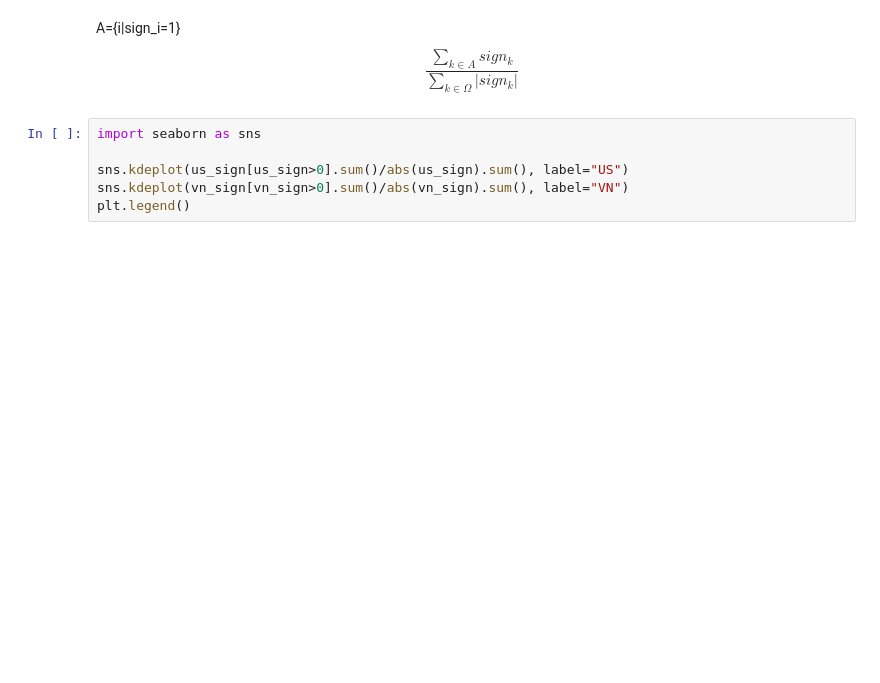
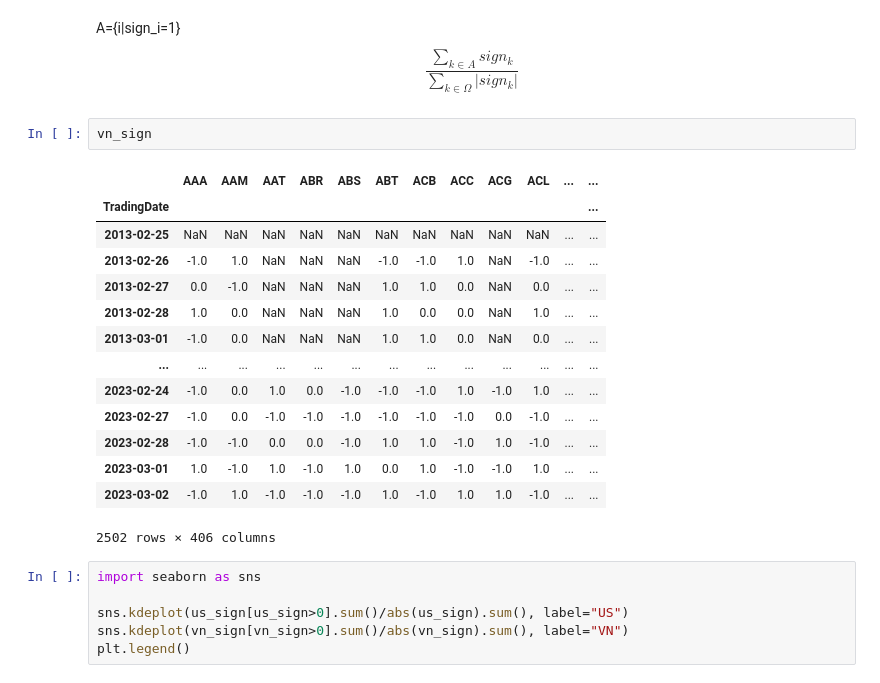
Before and after one commit to khanhtrinh2003/Financial-mathematics, a Jupyter notebook: main.ipynb, the cells around one changed output. Saved outputs shown, nothing was run; the diff lists cells and outputs as text; blank space fills up the shorter version.

```diff
--- a/main.ipynb
+++ b/main.ipynb
@@ -17,6 +17,23 @@ vn_sign = np.sign(vn_diff)
 # %% [markdown]
 A=\{i|sign_i=1\}
 $$\frac{\sum_{k\in A}sign_k}{\sum_{k\in \Omega}|sign_k|}$$
+# %%
+vn_sign
+# %% [output]
+|  | AAA | AAM | AAT | ABR | ABS | ABT | ACB | ACC | ACG | ACL | ... | ... |
+| TradingDate |  |  |  |  |  |  |  |  |  |  |  | ... |
+| 2013-02-25 | NaN | NaN | NaN | NaN | NaN | NaN | NaN | NaN | NaN | NaN | ... | ... |
+| 2013-02-26 | -1.0 | 1.0 | NaN | NaN | NaN | -1.0 | -1.0 | 1.0 | NaN | -1.0 | ... | ... |
+| 2013-02-27 | 0.0 | -1.0 | NaN | NaN | NaN | 1.0 | 1.0 | 0.0 | NaN | 0.0 | ... | ... |
+| 2013-02-28 | 1.0 | 0.0 | NaN | NaN | NaN | 1.0 | 0.0 | 0.0 | NaN | 1.0 | ... | ... |
+| 2013-03-01 | -1.0 | 0.0 | NaN | NaN | NaN | 1.0 | 1.0 | 0.0 | NaN | 0.0 | ... | ... |
+| ... | ... | ... | ... | ... | ... | ... | ... | ... | ... | ... | ... | ... |
+| 2023-02-24 | -1.0 | 0.0 | 1.0 | 0.0 | -1.0 | -1.0 | -1.0 | 1.0 | -1.0 | 1.0 | ... | ... |
+| 2023-02-27 | -1.0 | 0.0 | -1.0 | -1.0 | -1.0 | -1.0 | -1.0 | -1.0 | 0.0 | -1.0 | ... | ... |
+| 2023-02-28 | -1.0 | -1.0 | 0.0 | 0.0 | -1.0 | 1.0 | 1.0 | -1.0 | 1.0 | -1.0 | ... | ... |
+| 2023-03-01 | 1.0 | -1.0 | 1.0 | -1.0 | 1.0 | 0.0 | 1.0 | -1.0 | -1.0 | 1.0 | ... | ... |
+| 2023-03-02 | -1.0 | 1.0 | -1.0 | -1.0 | -1.0 | 1.0 | -1.0 | 1.0 | 1.0 | -1.0 | ... | ... |
+2502 rows × 406 columns
 # %%
 import seaborn as sns
 
```
Also changed, not shown: parts of 2 cells of this notebook.
